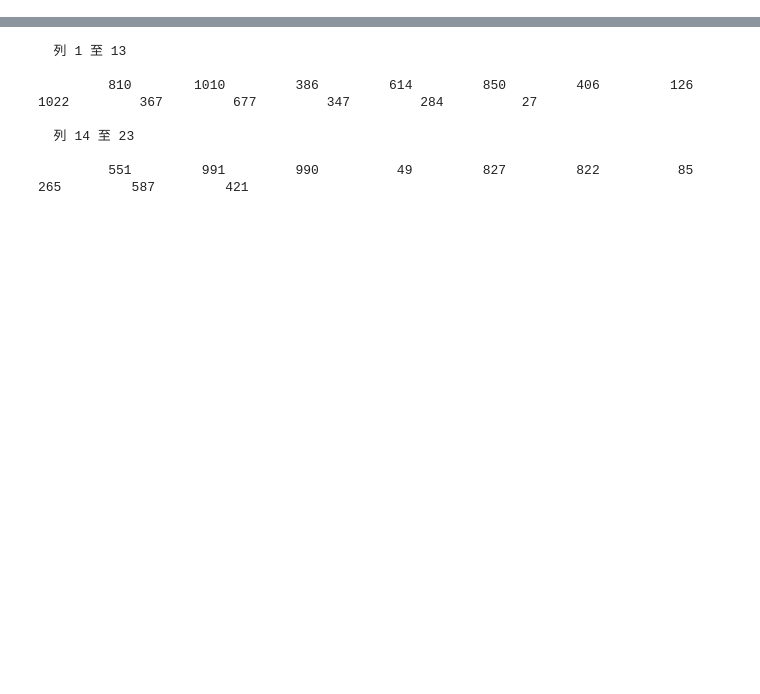
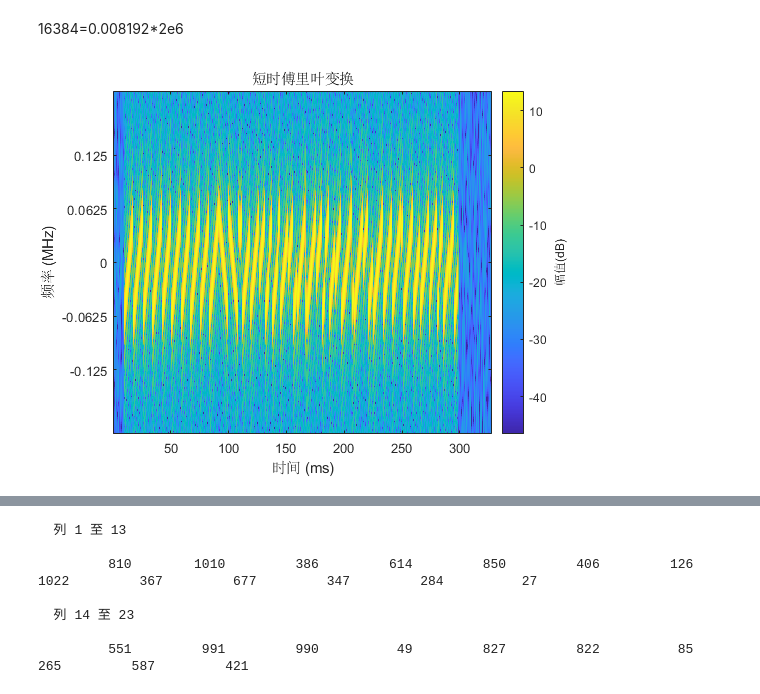
Before and after one commit to RyonGloria/NogChirp, a Jupyter notebook: Experiment/NogChirpDecoder/decode.ipynb, the cells around one changed output, grey strips where cells are left out. Cells and saved outputs as stored; diff of their text form; code cells hidden in the pictures; blank space fills up the shorter version.

```diff
--- a/Experiment/NogChirpDecoder/decode.ipynb
+++ b/Experiment/NogChirpDecoder/decode.ipynb
@@ -13,9 +13,18 @@ fileDir = '\\192.168.3.102\e\data\channel2_231220\';
 fileIn = dir(fullfile(fileDir, '*.sigmf-data'));
 % 从文件中读取信号流
 [signal] = readSignalFile(fileDir, fileIn(2));
+# %% [markdown]
+16384=0.008192*2e6
 # %%
 loraSet.payloadNum = 23; % payload数目
 obj = NogChirpDecoder(loraSet);
 obj.preambleSignal = signal;
+# %%
+stft(signal(1:40*obj.loraSet.dine), obj.loraSet.sample_rate, 'Window',kaiser(64,2),'OverlapLength',32,'FFTLength',obj.loraSet.fft_x);
+% stft(signal(40*dine+1:100*dine), sample_rate, 'Window',rectwin(64),'OverlapLength',32,'FFTLength',fft_x);
+ylim([-0.2, 0.2]);
+yticks(-125e3/1e6 : 125e3/1e6/2 : 125e3/1e6);
+# %% [output]
+[figure, added]
 # %%
 len = length(signal);
```
Also changed, not shown: parts of 8 cells of this notebook, 5 other files.
